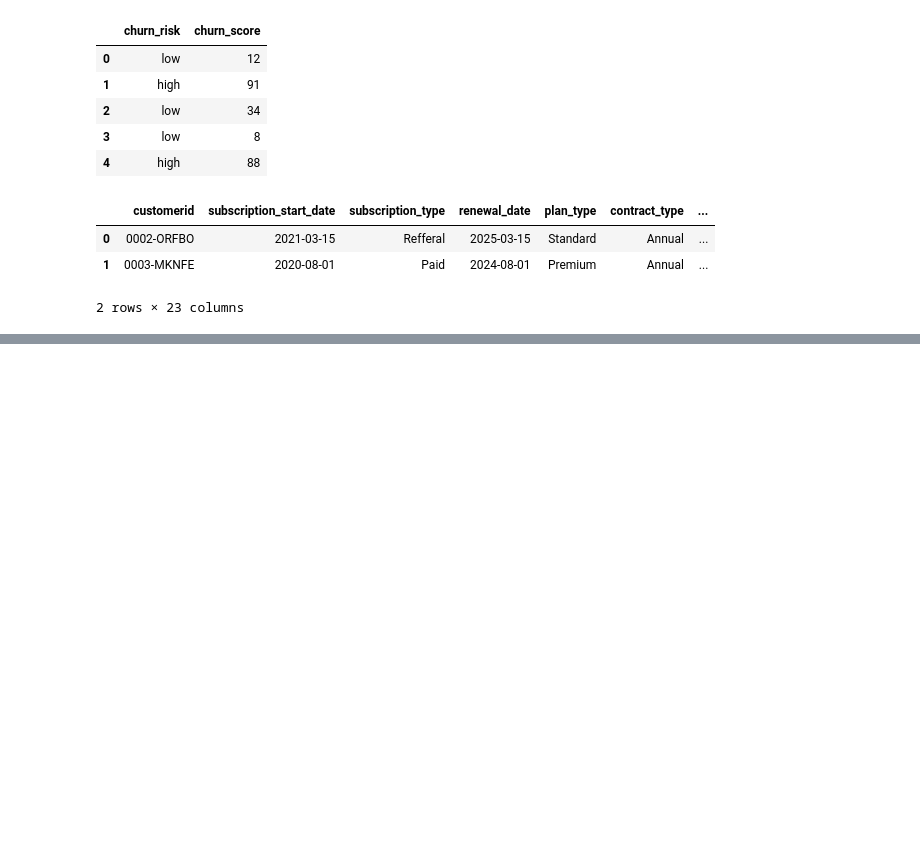
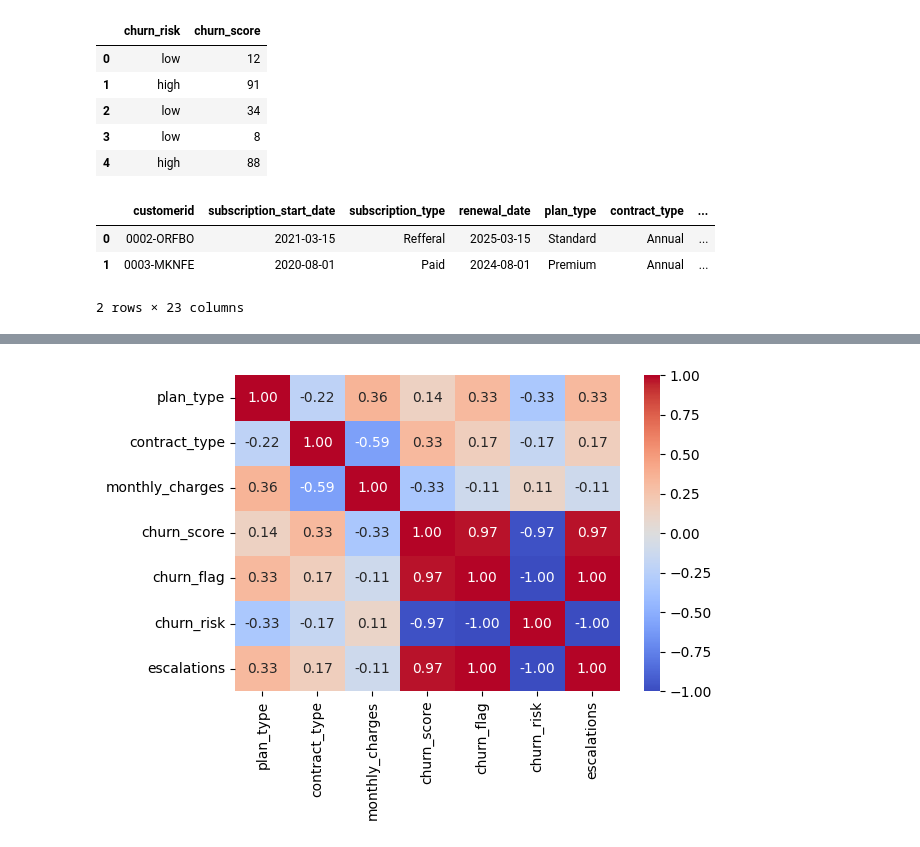
Before and after one commit to Naveengupta2006/churn_analysis, a Jupyter notebook: churn.ipynb, the cells around one changed output, grey strips where cells are left out. Cells and saved outputs as stored; diff of their text form; code cells hidden in the pictures; blank space fills up the shorter version.

```diff
--- a/churn.ipynb
+++ b/churn.ipynb
@@ -556,0 +632,8 @@ df.head(2)
+# %%
+# inocorrect method of encoding as number are not assigned based on priority.
+df_encoded = df_visual[['plan_type', 'contract_type','monthly_charges', 'churn_score','churn_flag','churn_risk', 'escalations' ]].head()
+
+categorial_cols = ['plan_type','contract_type','churn_risk']
+
+for col in categorial_cols:
+    df_encoded[col] = df_encoded[col].astype('category').cat.codes
@@ -556,0 +649,12 @@ df.head(2)
+# %%
+# heatmap (correlation matrix)
+
+# sns.heatmap(df_encoded.corr(), annot=True)
+
+# Convert any remaining object columns to numeric
+df_encoded_num = df_encoded.apply(lambda col: pd.factorize(col)[0] if col.dtype == 'object' else col)
+sns.heatmap(df_encoded_num.corr(), annot=True, fmt=".2f", cmap="coolwarm")
+plt.tight_layout()
+plt.show()
+# %% [output]
+[figure, added]
```
Also changed, not shown: parts of 14 cells of this notebook.
